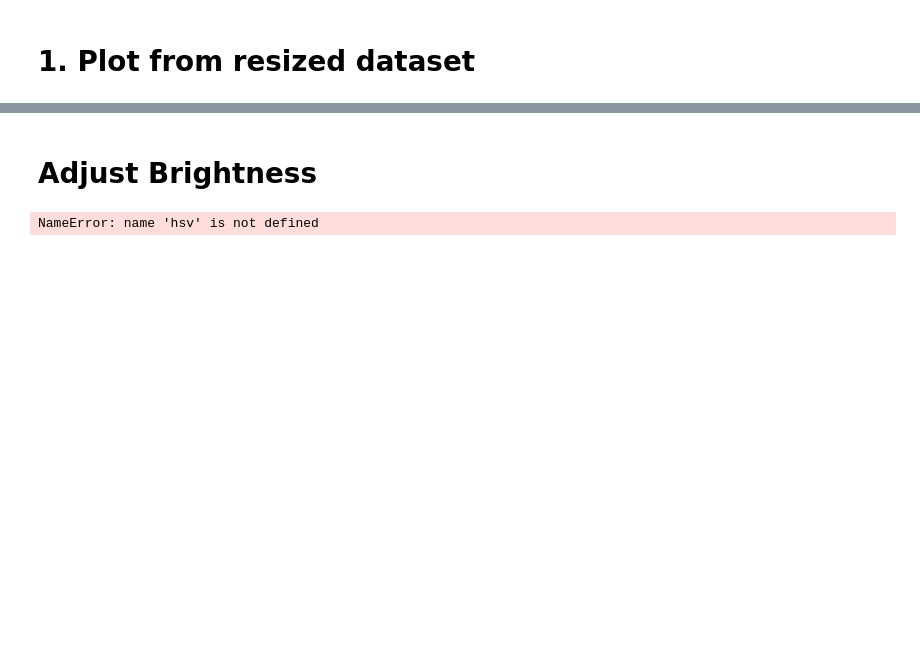
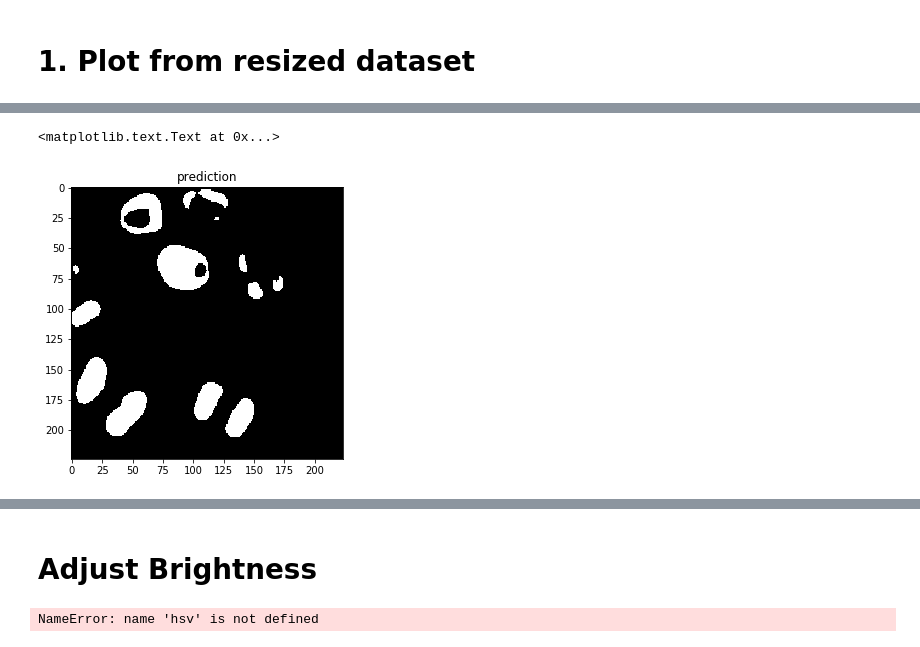
Before and after one commit to Chen-Yifan/cell_division, a Jupyter notebook: notebooks/vis_data.ipynb, the cells around one changed output, grey strips where cells are left out. Cells and saved outputs as stored; diff of their text form; code cells hidden in the pictures; blank space fills up the shorter version.

```diff
--- a/notebooks/vis_data.ipynb
+++ b/notebooks/vis_data.ipynb
@@ -26 +26,11 @@ plt.title('prediction')
+# %%
+import matplotlib.pyplot as plt
+name = '102_pred.png'
+arr = np.array(Image.open(os.path.join(path, name)))*255
+figure = plt.figure(figsize=(5,5))
+plt.imshow(arr, cmap='gray')
+plt.title('prediction')
+# %% [output]
+<matplotlib.text.Text at 0x...>
+[figure, added]
 # %%
```
Also changed, not shown: parts of 5 cells of this notebook, 11 other files.
